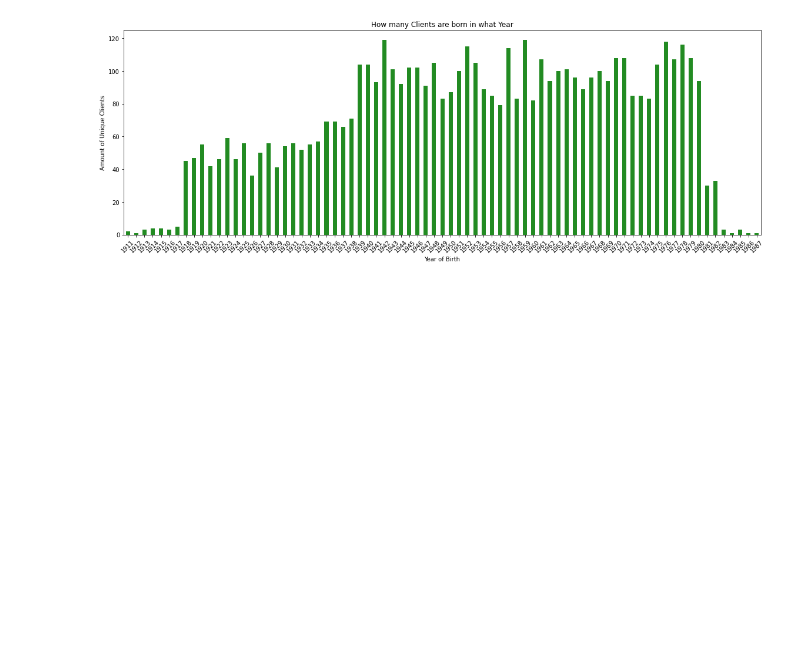
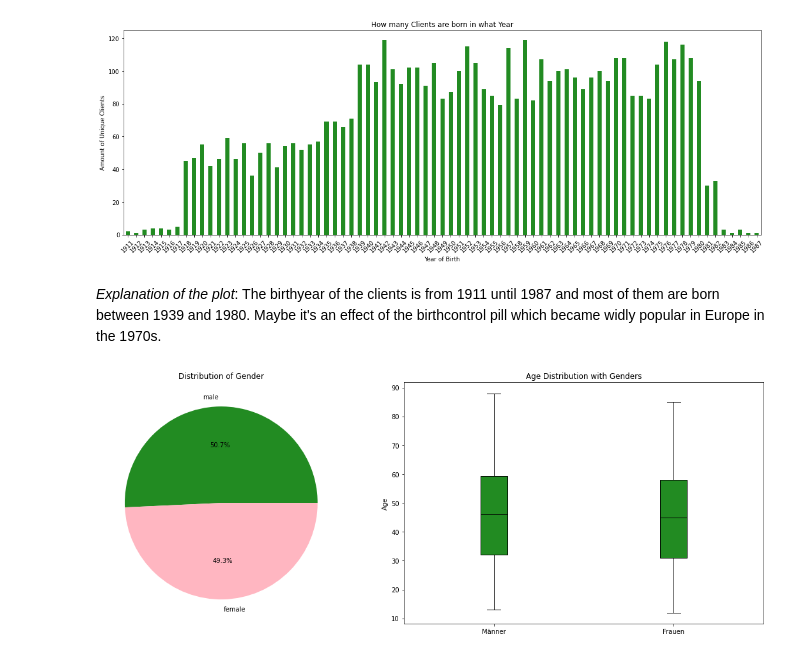
Before and after one commit to ChantalGisler/AML-Challenge, a Jupyter notebook: Code.ipynb, the cells around one changed output. Cells and saved outputs as stored; diff of their text form; code cells hidden in the pictures; blank space fills up the shorter version.

```diff
--- a/Code.ipynb
+++ b/Code.ipynb
@@ -175,3 +184,28 @@ plt.tight_layout()
 plt.show()
 # %% [output]
 [figure]
+# %% [markdown]
+*Explanation of the plot*: The birthyear of the clients is from 1911 until 1987 and most of them are born between 1939 and 1980. Maybe it's an effect of the birthcontrol pill which became widly popular in Europe in the 1970s.
+# %%
+# Having a look at the age
+colors = ['forestgreen', 'lightpink']
+fig, axes = plt.subplots(1, 2, figsize=(16, 6))
+gender_counts = client['gender'].value_counts()
+
+axes[0].pie(gender_counts, labels=gender_counts.index, autopct='%1.1f%%', colors=colors)
+axes[0].set_title('Distribution of Gender')
+
+axes[1].boxplot([client[client['gender'] == 'male']['age'], client[client['gender'] == 'female']['age']],
+                labels=['Männer', 'Frauen'], patch_artist=True,
+                boxprops=dict(facecolor=colors[0]),
+                medianprops=dict(color='black'),
+                whiskerprops=dict(color='black'),
+                capprops=dict(color='black'))
+axes[1].set_ylabel('Age')
+axes[1].set_title('Age Distribution with Genders')
+
+# Plotting
+plt.tight_layout()
+plt.show()
+# %% [output]
+[figure, added]
```
Also changed, not shown: parts of 17 cells of this notebook.
